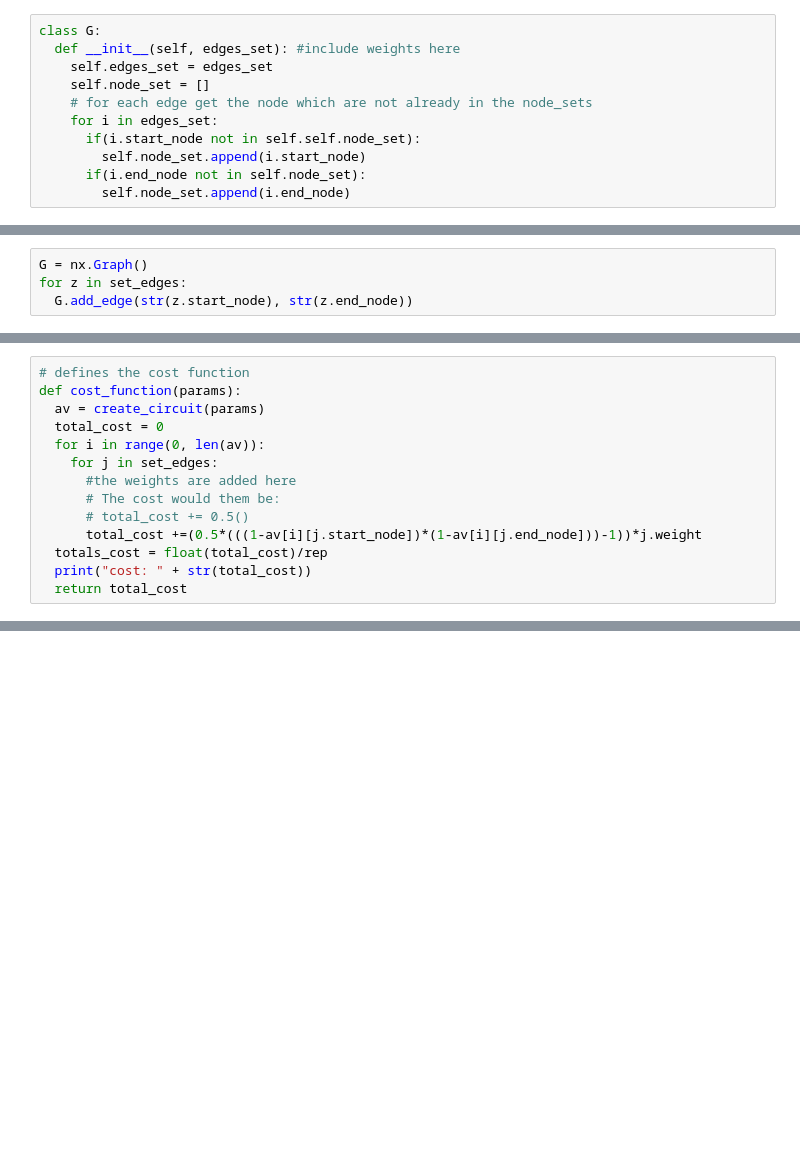
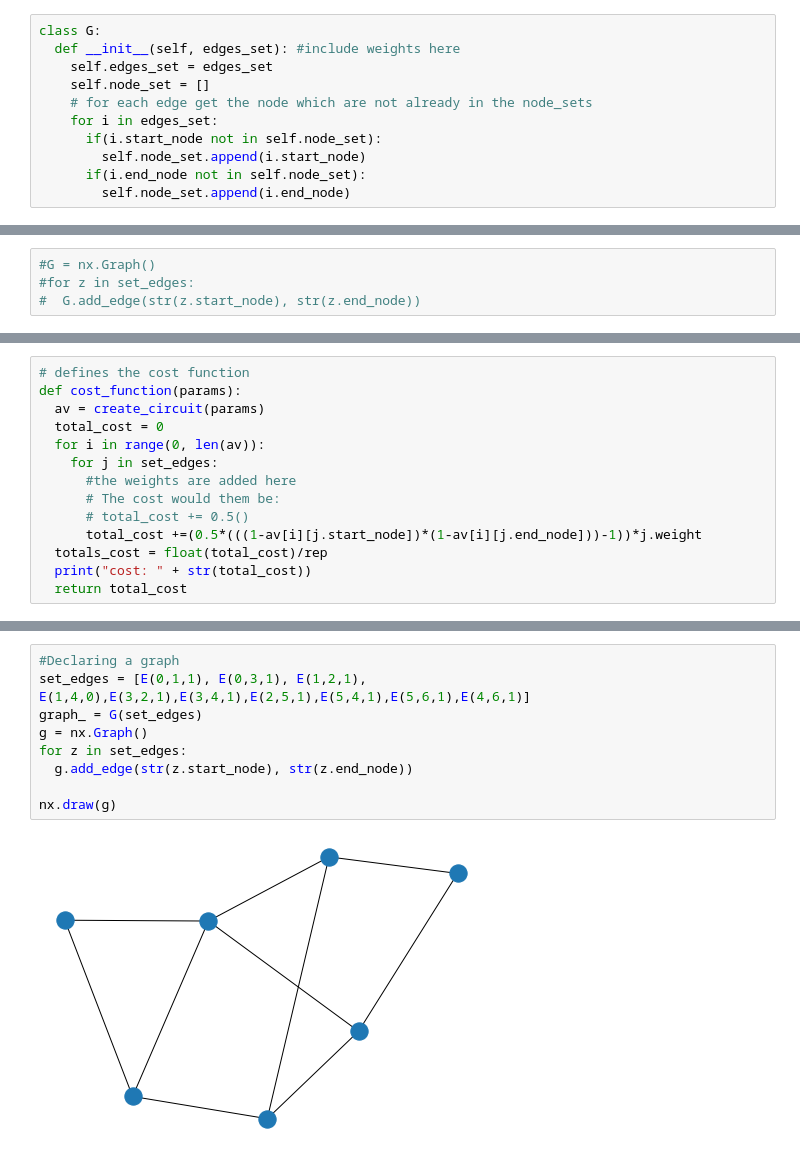
Before and after one commit to shahiryar/QAOA_Maxcut_for_weighted_graphs, a Jupyter notebook: Maxcut_weighted_graph_QAOA.ipynb, the cells around one changed output, grey strips where cells are left out. Drawn from its saved outputs; the diff is of its cells as text; blank space fills up the shorter version.

```diff
--- a/Maxcut_weighted_graph_QAOA.ipynb
+++ b/Maxcut_weighted_graph_QAOA.ipynb
@@ -12,7 +13,7 @@ class G:
     self.node_set = []
     # for each edge get the node which are not already in the node_sets
     for i in edges_set:
-      if(i.start_node not in self.self.node_set):
+      if(i.start_node not in self.node_set):
         self.node_set.append(i.start_node)
       if(i.end_node not in self.node_set):
         self.node_set.append(i.end_node)
@@ -29,5 +30,5 @@ set_edges = [E(0,1,10), E(1,2,1), E(2, 0, 10)]
 # %%
-G = nx.Graph()
-for z in set_edges:
-  G.add_edge(str(z.start_node), str(z.end_node))
+#G = nx.Graph()
+#for z in set_edges:
+#  G.add_edge(str(z.start_node), str(z.end_node))
 # %%
@@ -161,0 +159,11 @@ cost: -8474.0
+# %%
+#Declaring a graph
+set_edges = [E(0,1,1), E(0,3,1), E(1,2,1), E(1,4,0),E(3,2,1),E(3,4,1),E(2,5,1),E(5,4,1),E(5,6,1),E(4,6,1)]
+graph_ = G(set_edges)
+g = nx.Graph()
+for z in set_edges:
+  g.add_edge(str(z.start_node), str(z.end_node))
+
+nx.draw(g)
+# %% [output]
+[figure, added]
```
Also changed, not shown: parts of 8 cells of this notebook, 1 other file.
